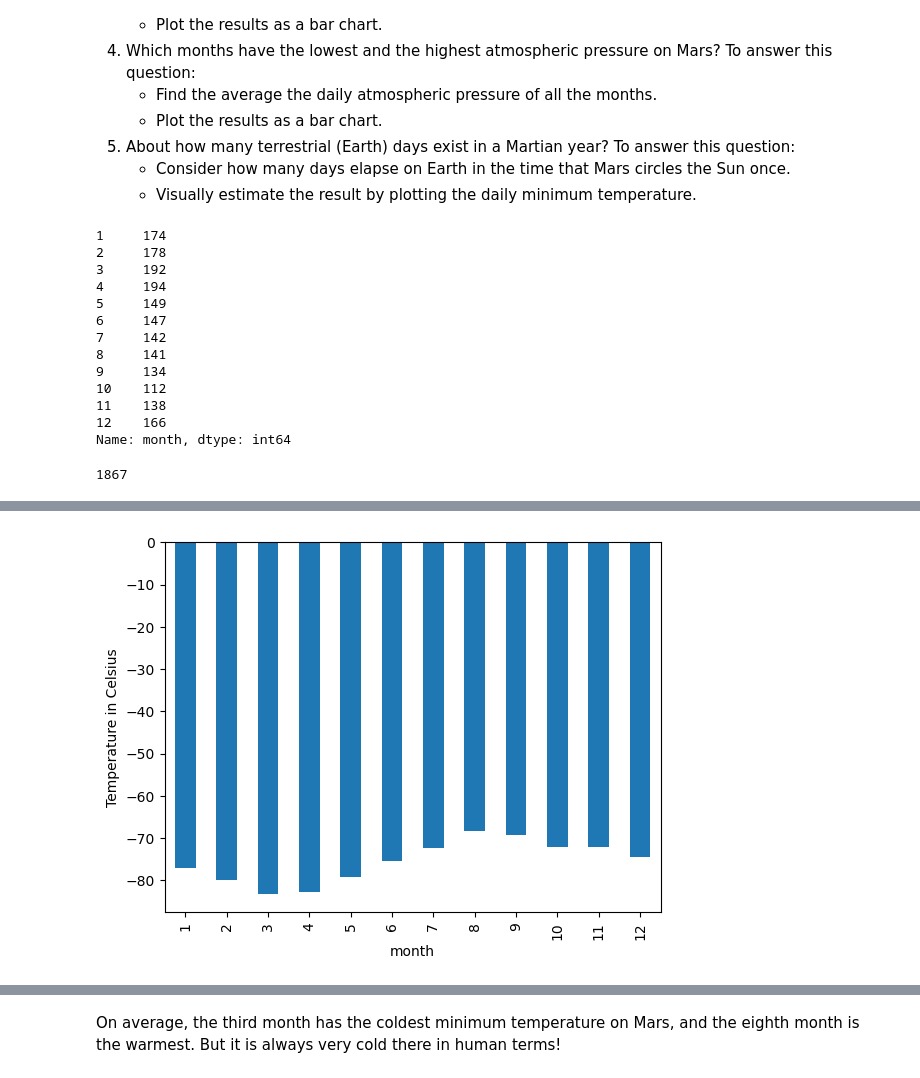
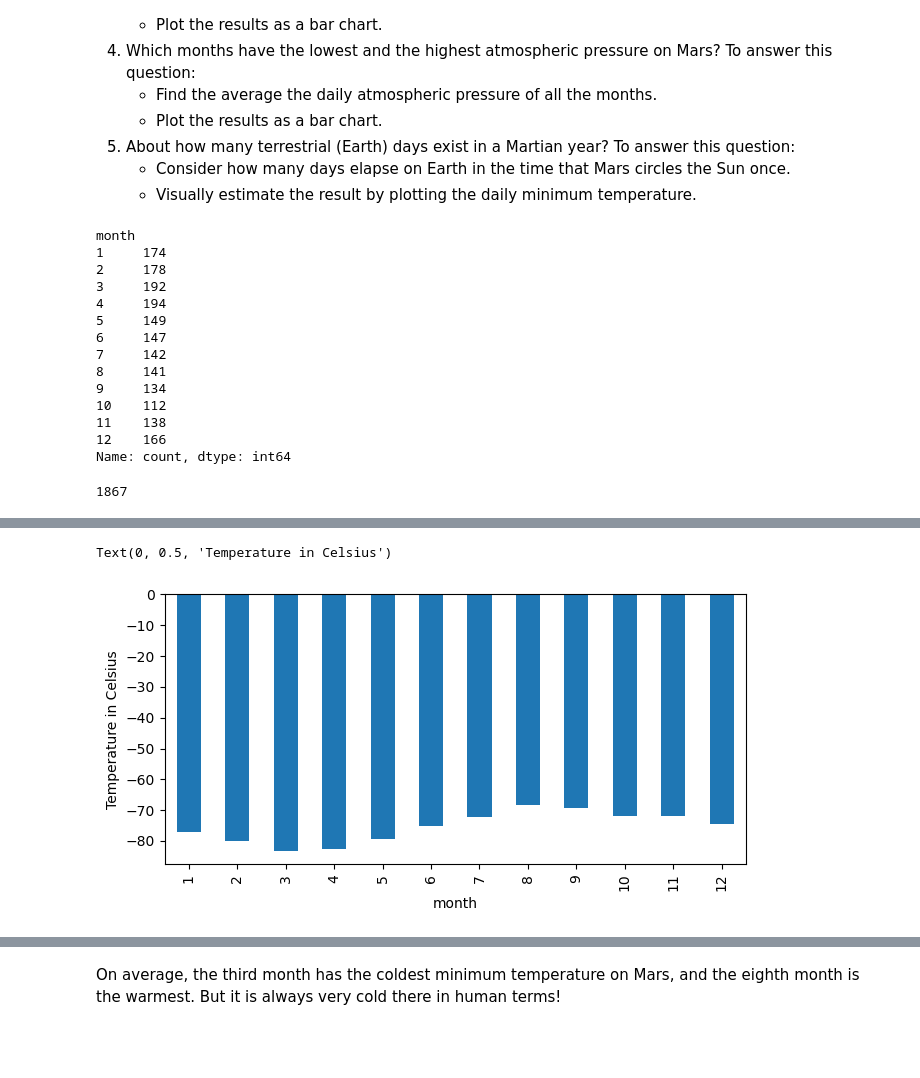
Before and after one commit to fincherc/web-scraping-challenge, a Jupyter notebook: Starter_Code/part_2_mars_weather.ipynb, the cells around one changed output, grey strips where cells are left out. Saved outputs shown, nothing was run; the diff lists cells and outputs as text; code cells hidden in the pictures; blank space fills up the shorter version.

```diff
--- a/Starter_Code/part_2_mars_weather.ipynb
+++ b/Starter_Code/part_2_mars_weather.ipynb
@@ -127,7 +128,10 @@ Analyze your dataset by using Pandas functions to answer the following questions
     * Visually estimate the result by plotting the daily minimum temperature.
 # %%
 # 1. How many months are there on Mars?
+mars_months = mars_temp_df['month'].value_counts().sort_index()
+mars_months
 # %% [output]
+month
 1     174
 2     178
 3     192
@@ -140,6 +144,6 @@ Analyze your dataset by using Pandas functions to answer the following questions
 10    112
 11    138
 12    166
-Name: month, dtype: int64
+Name: count, dtype: int64
 # %%
 # 2. How many Martian days' worth of data are there?
@@ -147,6 +153,8 @@ Name: month, dtype: int64
 1867
 # %%
 # 3. What is the average low temperature by month?
+avg_low_temp = mars_temp_df.groupby('month')['min_temp'].mean()
+avg_low_temp
 # %% [output]
 month
 1    -77.160920
@@ -164,7 +172,10 @@ month
 Name: min_temp, dtype: float64
 # %%
 # Plot the average temperature by month
+avg_low_temp_plot = avg_low_temp.plot(kind="bar", figsize=(7.5,3.5))
+avg_low_temp_plot.set_ylabel("Temperature in Celsius")
 # %% [output]
+Text(0, 0.5, 'Temperature in Celsius')
-[figure, old version]
+[figure, new version]
 # %%
 # Identify the coldest and hottest months in Curiosity's location
```
Also changed, not shown: parts of 6 cells of this notebook.
